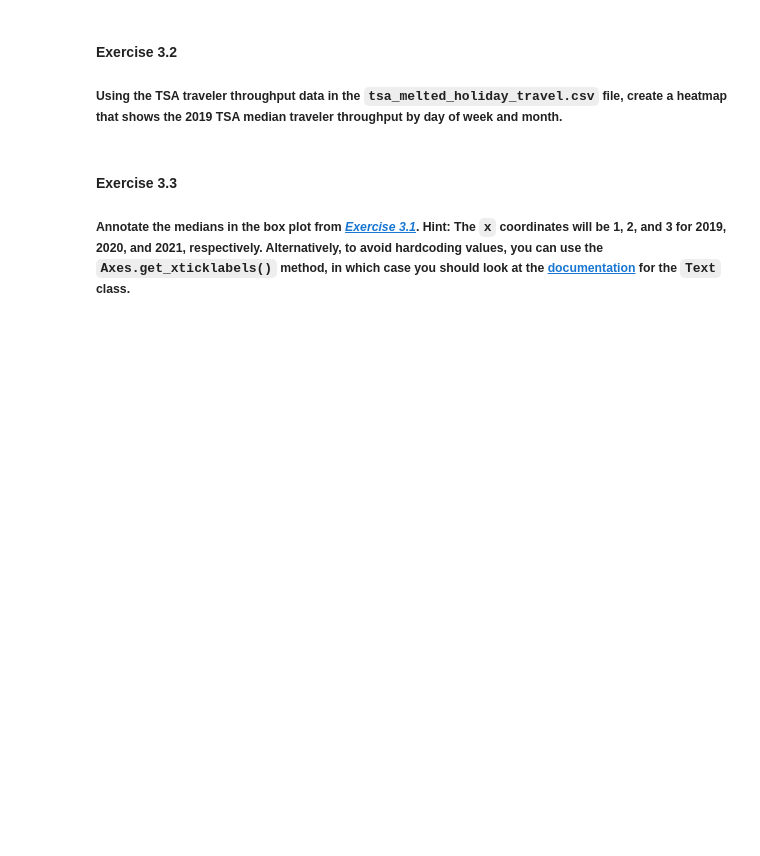
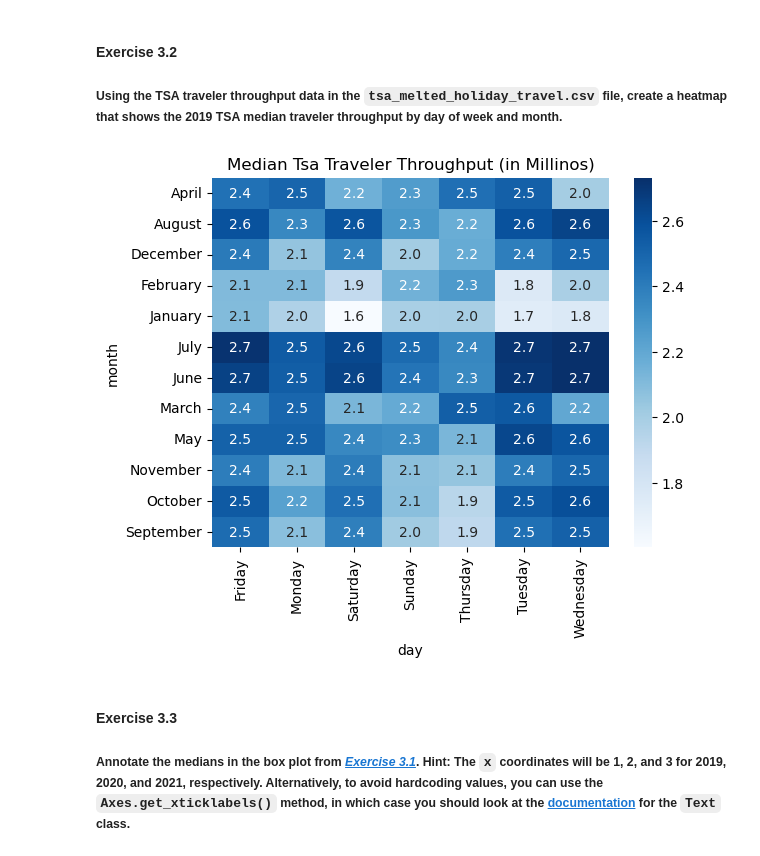
Before and after one commit to jayneld/pandas-workshop, a Jupyter notebook: notebooks/workbook.ipynb, the cells around one changed output. Saved outputs shown, nothing was run; the diff lists cells and outputs as text; code cells hidden in the pictures; blank space fills up the shorter version.

```diff
--- a/notebooks/workbook.ipynb
+++ b/notebooks/workbook.ipynb
@@ -143,6 +204,36 @@ ValueError: Index contains duplicate entries, cannot reshape
 # %% [markdown]
 #### Exercise 3.2
 ##### Using the TSA traveler throughput data in the `tsa_melted_holiday_travel.csv` file, create a heatmap that shows the 2019 TSA median traveler throughput by day of week and month.
+# %%
+import pandas as pd
+import seaborn as sns
+import matplotlib.pyplot as plt
+tsa_melted = pd.read_csv('../data/tsa_melted_holiday_travel.csv')
+
+tsa_melted['date']=pd.to_datetime(tsa_melted['date'])
+
+tsa_melted['day']=tsa_melted['date'].dt.day_name()
+tsa_melted['month']=tsa_melted['date'].dt.month_name()
+
+data_2019=tsa_melted[tsa_melted['date'].dt.year == 2019]
+    #.assign(month=lambda x: x.index.month)\
+    #.pivot_table(index='month', columns='day', values='travelers', aggfunc='median')
+
+
+
+
+#month_order = ['January', 'February', 'March', 'April', 'May', 'June', 'July', 'August', 'September', 'Ocotber', 'November','December']
+#day=order = ['Sunday', 'Monday', 'Tuesday', 'Wednesday', 'Thursday', 'Friday', 'Saturday', 'Sunday']
+
+#data_2019['month'] =pd.Categorical(data_2019['month'], categories=month_order, ordered=True)
+#data_2019['day']=pd.Categorical(data_2019['day'], categories=day_order, ordered=True)
+
+data = data_2019.pivot_table(index='month', columns='day', values='travelers', aggfunc='median')
+data
+ax = sns.heatmap(data=data / 1e6, cmap='Blues', annot=True, fmt='.1f')
+_ = ax.set_title('Median Tsa Traveler Throughput (in Millinos)')
+# %% [output]
+[figure, added]
 # %% [markdown]
 #### Exercise 3.3
 ##### Annotate the medians in the box plot from *[Exercise 3.1](#Exercise-3.1)*. Hint: The `x` coordinates will be 1, 2, and 3 for 2019, 2020, and 2021, respectively. Alternatively, to avoid hardcoding values, you can use the `Axes.get_xticklabels()` method, in which case you should look at the [documentation](https://matplotlib.org/stable/api/text_api.html) for the `Text` class.
```
Also changed, not shown: parts of 5 cells of this notebook, 1 other file.
